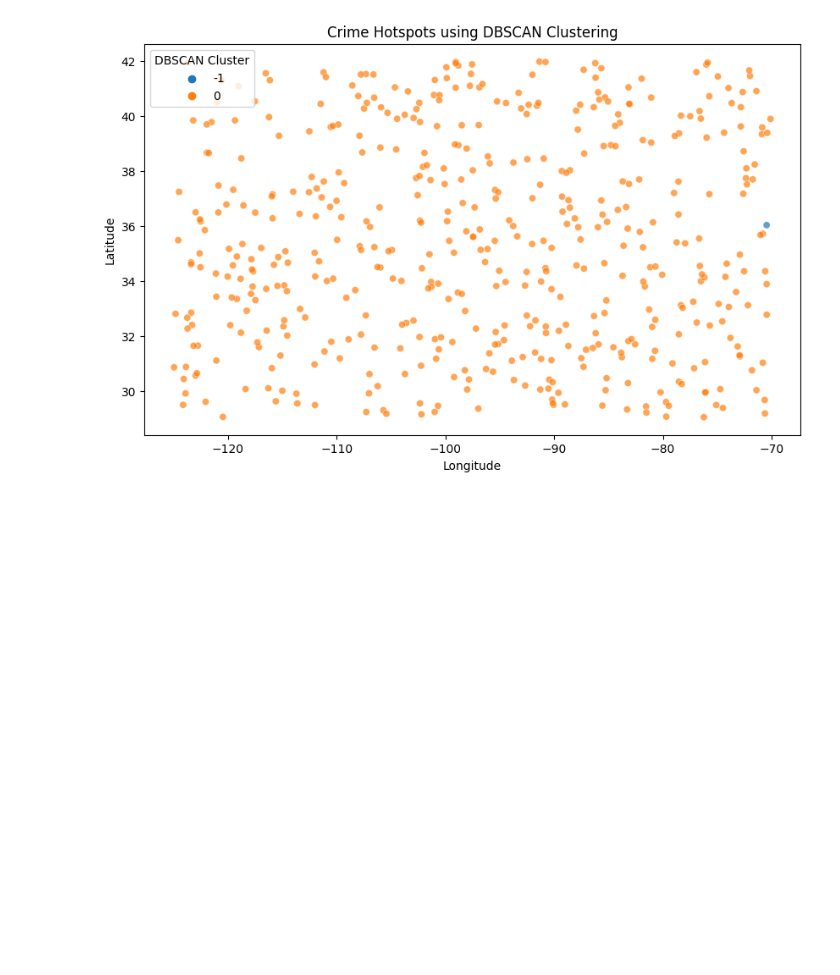
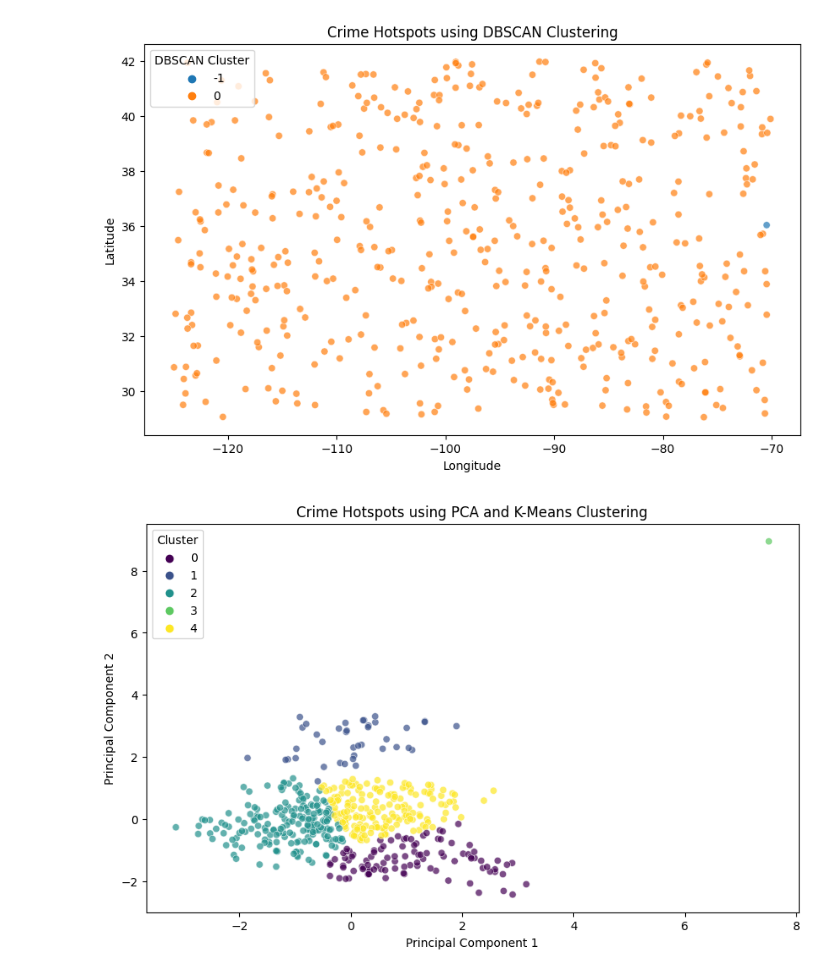
Before and after one commit to ChintooIT/Kookle, a Jupyter notebook: notebook2c5db0a686.ipynb, the cells around one changed output. Drawn from its saved outputs; the diff is of its cells as text; code cells hidden in the pictures; blank space fills up the shorter version.

Commit message:
Kaggle Notebook | Crime_Prediction Model | Version 3

```diff
--- a/notebook2c5db0a686.ipynb
+++ b/notebook2c5db0a686.ipynb
@@ -233,3 +233,44 @@ plt.legend(title="DBSCAN Cluster")
 plt.show()
 # %% [output]
 [figure]
+# %%
+from sklearn.decomposition import PCA
+# Drop rows with missing values
+df1 = df1.dropna()
+
+# Convert categorical features using One-Hot Encoding
+categorical_cols = ['Crime Type', 'Location']
+df_encoded = pd.get_dummies(df1, columns=categorical_cols, drop_first=True)
+
+# Convert Date and Time into numerical features
+df_encoded['Date'] = pd.to_datetime(df_encoded['Date']).astype(int) / 10**9  # Convert to Unix timestamp
+df_encoded['Time'] = pd.to_datetime(df_encoded['Time'], format='%H:%M').dt.hour  # Use only hour for clustering
+
+# Extract Features (excluding the original text tweets)
+X = df_encoded.drop(columns=['Tweet'])
+
+# Standardize the Data
+scaler = StandardScaler()
+X_scaled = scaler.fit_transform(X)
+
+# Apply PCA (reduce to 2D)
+pca = PCA(n_components=2)
+X_pca = pca.fit_transform(X_scaled)
+
+# Convert PCA results to DataFrame
+df_pca = pd.DataFrame(X_pca, columns=['PC1', 'PC2'])
+
+# Apply K-Means Clustering
+kmeans = KMeans(n_clusters=5, random_state=42)
+df_pca['Cluster'] = kmeans.fit_predict(X_pca)
+
+# Plot PCA results with clusters
+plt.figure(figsize=(10, 6))
+sns.scatterplot(x=df_pca['PC1'], y=df_pca['PC2'], hue=df_pca['Cluster'], palette='viridis', alpha=0.7)
+plt.title("Crime Hotspots using PCA and K-Means Clustering")
+plt.xlabel("Principal Component 1")
+plt.ylabel("Principal Component 2")
+plt.legend(title="Cluster")
+plt.show()
+# %% [output]
+[figure, added]
```
Also changed, not shown: parts of 2 cells of this notebook.
